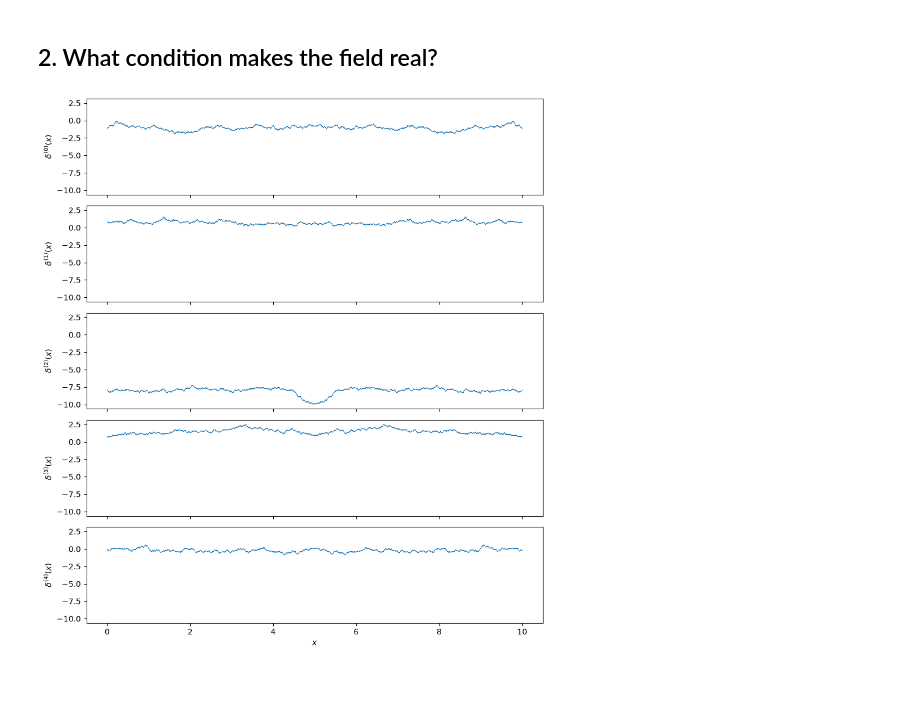
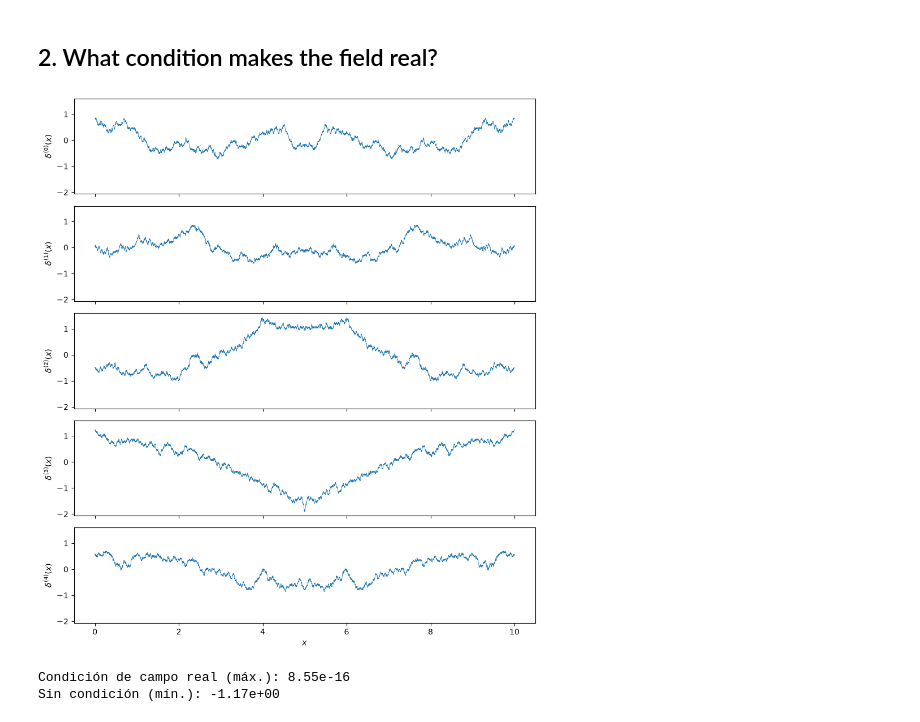
Before and after one commit to jairferrara/num-est, a Jupyter notebook: 03/03.ipynb, the cells around one changed output. Saved outputs shown, nothing was run; the diff lists cells and outputs as text; code cells hidden in the pictures; blank space fills up the shorter version.

```diff
--- a/03/03.ipynb
+++ b/03/03.ipynb
@@ -74,19 +74,27 @@ plt.show()
 3. Las amplitudes relativas parecen siempre las mismas, aunque las amplitudes globales no son claramente las mismas. También, todas parecen mantener la forma plana sin explitar en algún punto en contreto.
 # %% [markdown]
 ## 2. What condition makes the field real?
-# %%
-mask = fourier_space < 0
-rng_childs = rng.spawn(5) # New childs
-for i in range(5):
-    delta_k[i, mask] = rng_childs[i].normal(0, np.sqrt(N**2 * Pk[mask] / L))
-delta_x = np.fft.ifft(np.fft.ifftshift(delta_k, axes=1), axis=1)
-# %%
-fig, axs = plt.subplots(5, 1, figsize=(9, 10), sharex=True, sharey=True)
-for i, ax in enumerate(axs):
-    ax.plot(real_space, delta_x[i], lw=0.5)
-    ax.set_ylabel(rf'$\delta^{{({i})}}(x)$')
-axs[-1].set_xlabel('$x$')
-plt.tight_layout()
-plt.show()
-# %% [output]
-[figure, removed]
+# %%
+delta_k_test = np.empty((5, N))
+for i, g in enumerate(rng.spawn(5)):
+    A = np.sqrt(N ** 2 * Pk_unshifted / L / 2) * (g.normal(size=N) + 1j * g.normal(size=N))
+    A[0] = 0
+    A[N//2] = np.sqrt(2) * A[N//2].real
+    delta_k_test[i] = A
+
+delta_x_test = np.fft.ifft(delta_k_test, axis=1)
+
+fig, axs = plt.subplots(5, 1, figsize=(9, 10), sharex=True, sharey=True)
+for i, ax in enumerate(axs):
+    ax.plot(real_space, delta_x_test[i].real, lw=0.5)
+    ax.set_ylabel(rf'$\delta^{{({i})}}(x)$')
+axs[-1].set_xlabel('$x$')
+plt.tight_layout()
+plt.show()
+# %% [output]
+[figure, added]
+# %%
+print(f"Condición de campo real (máx.): {np.max(delta_x.imag):.2e} \nSin condición (mín.): {np.min(delta_x_test.imag):.2e}")
+# %% [output]
+Condición de campo real (máx.): 8.55e-16
+Sin condición (mín.): -1.17e+00
```
Also changed, not shown: parts of 25 cells of this notebook.
